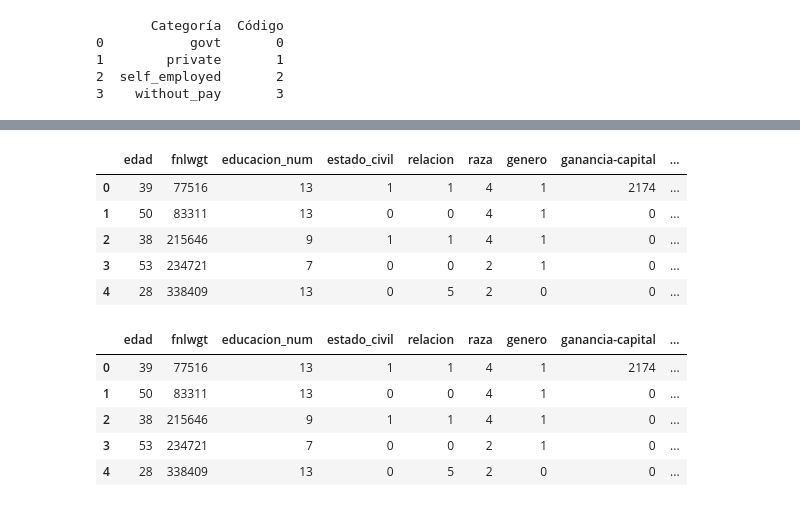
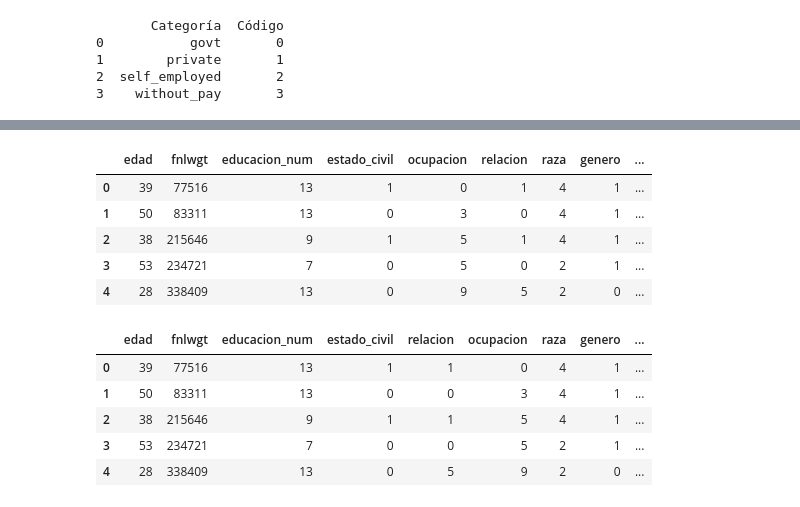
Before and after one commit to SebastianTorres12/Despliegue, a Jupyter notebook: Modelos/Evaluacion.ipynb, the cells around one changed output, grey strips where cells are left out. Saved outputs shown, nothing was run; the diff lists cells and outputs as text; code cells hidden in the pictures.

```diff
--- a/Modelos/Evaluacion.ipynb
+++ b/Modelos/Evaluacion.ipynb
@@ -227,3 +334,9 @@ print(mapping_df)
 1        private       1
 2  self_employed       2
 3    without_pay       3
+# %%
+df['ocupacion'] = df['ocupacion'].replace(0, 'vacio')
+# %%
+label_encoder = LabelEncoder()
+df['ocupacion'] = label_encoder.fit_transform(df['ocupacion'])
+df.head(10)
@@ -230,23 +383,23 @@ print(mapping_df)
 # %%
-df_new = df.drop(columns=['clase_trabajo', 'educacion', 'ocupacion'])
+df_new = df.drop(columns=['clase_trabajo', 'educacion'])
 df_new.head()
 # %% [output]
-|  | edad | fnlwgt | educacion_num | estado_civil | relacion | raza | genero | ganancia-capital | ... |
-| 0 | 39 | 77516 | 13 | 1 | 1 | 4 | 1 | 2174 | ... |
-| 1 | 50 | 83311 | 13 | 0 | 0 | 4 | 1 | 0 | ... |
-| 2 | 38 | 215646 | 9 | 1 | 1 | 4 | 1 | 0 | ... |
-| 3 | 53 | 234721 | 7 | 0 | 0 | 2 | 1 | 0 | ... |
-| 4 | 28 | 338409 | 13 | 0 | 5 | 2 | 0 | 0 | ... |
+|  | edad | fnlwgt | educacion_num | estado_civil | ocupacion | relacion | raza | genero | ... |
+| 0 | 39 | 77516 | 13 | 1 | 0 | 1 | 4 | 1 | ... |
+| 1 | 50 | 83311 | 13 | 0 | 3 | 0 | 4 | 1 | ... |
+| 2 | 38 | 215646 | 9 | 1 | 5 | 1 | 4 | 1 | ... |
+| 3 | 53 | 234721 | 7 | 0 | 5 | 0 | 2 | 1 | ... |
+| 4 | 28 | 338409 | 13 | 0 | 9 | 5 | 2 | 0 | ... |
 # %%
-df_new = df_new[['edad', 'fnlwgt', 'educacion_num', 'estado_civil', 'relacion','raza', 'genero', 'ganancia-capital', 'perdida-capital','horas_semana', 'pais', 'tipo_empleo', 'salario']]
+df_new = df_new[['edad', 'fnlwgt', 'educacion_num', 'estado_civil', 'relacion','ocupacion','raza', 'genero', 'ganancia-capital', 'perdida-capital','horas_semana', 'pais', 'tipo_empleo', 'salario']]
 df_new.head()
 # %% [output]
-|  | edad | fnlwgt | educacion_num | estado_civil | relacion | raza | genero | ganancia-capital | ... |
-| 0 | 39 | 77516 | 13 | 1 | 1 | 4 | 1 | 2174 | ... |
-| 1 | 50 | 83311 | 13 | 0 | 0 | 4 | 1 | 0 | ... |
-| 2 | 38 | 215646 | 9 | 1 | 1 | 4 | 1 | 0 | ... |
-| 3 | 53 | 234721 | 7 | 0 | 0 | 2 | 1 | 0 | ... |
-| 4 | 28 | 338409 | 13 | 0 | 5 | 2 | 0 | 0 | ... |
+|  | edad | fnlwgt | educacion_num | estado_civil | relacion | ocupacion | raza | genero | ... |
+| 0 | 39 | 77516 | 13 | 1 | 1 | 0 | 4 | 1 | ... |
+| 1 | 50 | 83311 | 13 | 0 | 0 | 3 | 4 | 1 | ... |
+| 2 | 38 | 215646 | 9 | 1 | 1 | 5 | 4 | 1 | ... |
+| 3 | 53 | 234721 | 7 | 0 | 0 | 5 | 2 | 1 | ... |
+| 4 | 28 | 338409 | 13 | 0 | 5 | 9 | 2 | 0 | ... |
 # %%
 df_new.loc[(df_new['ganancia-capital'] > 0),'ganancia-capital'] = 1
 df_new.loc[(df_new['ganancia-capital'] == 0 ,'ganancia-capital')]= 0
```
Also changed, not shown: parts of 12 cells of this notebook, 3 other files.
